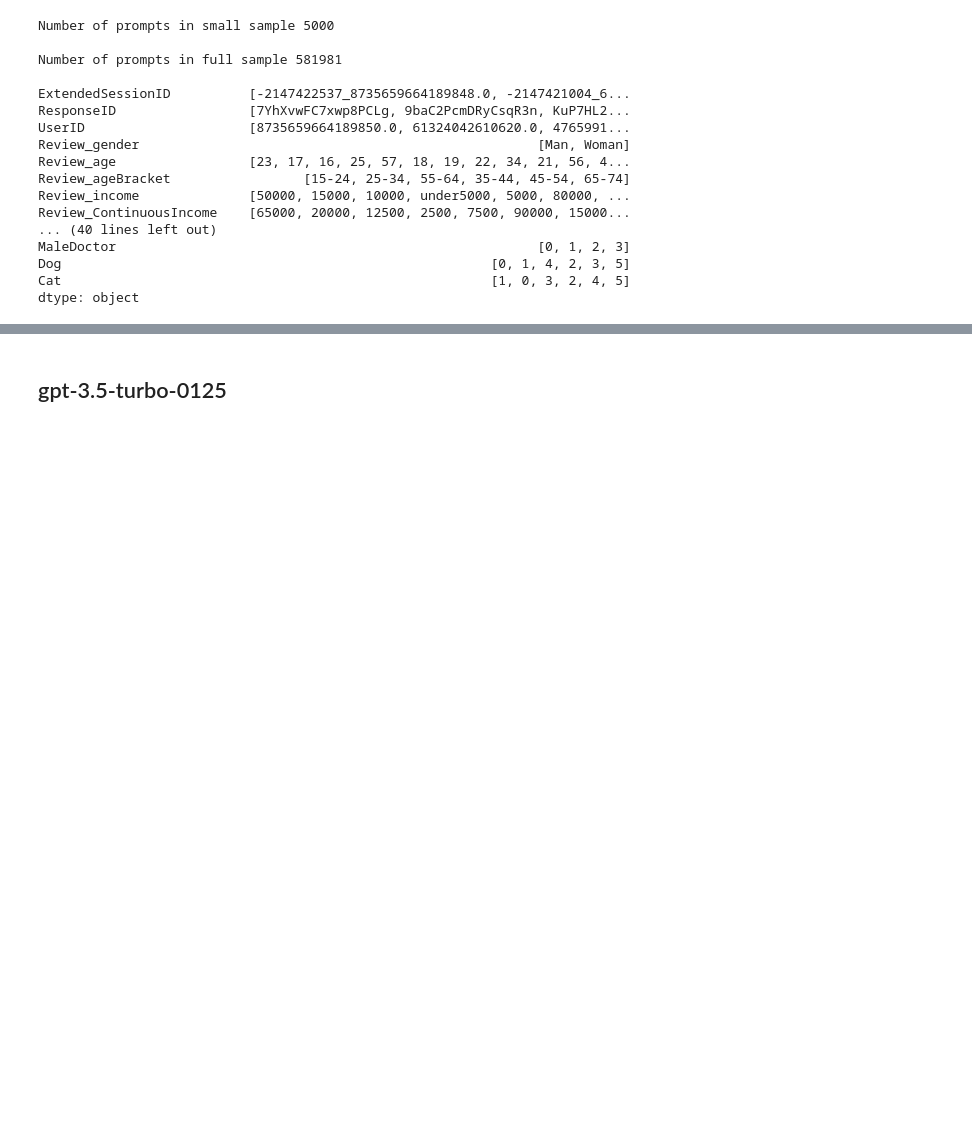
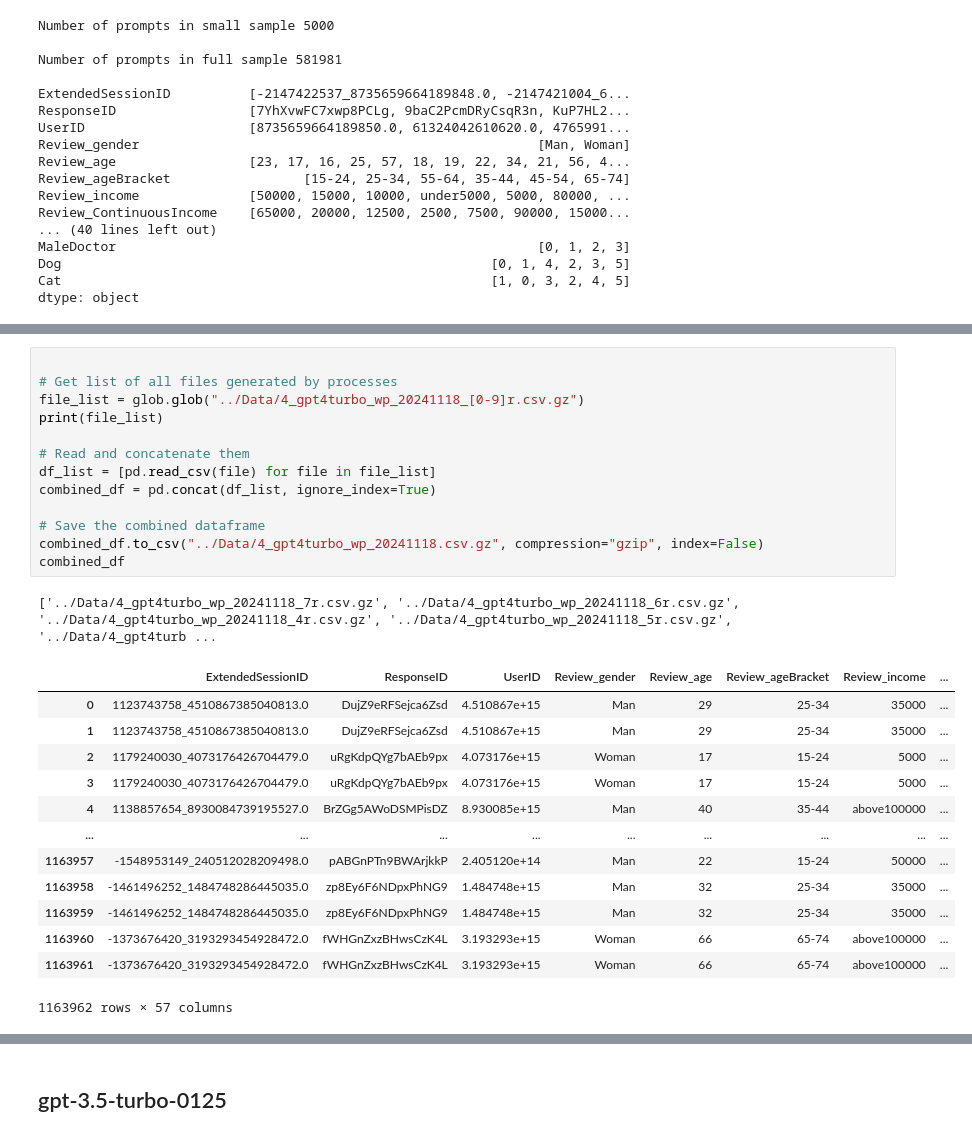
Before and after one commit to davidbroska/MixedSubjects, a Jupyter notebook: Code/4_PromptLLM.ipynb, the cells around one changed output, grey strips where cells are left out. Saved outputs shown, nothing was run; the diff lists cells and outputs as text; blank space fills up the shorter version.

```diff
--- a/Code/4_PromptLLM.ipynb
+++ b/Code/4_PromptLLM.ipynb
@@ -1006,0 +585,28 @@ Rel: [  0  89  62  50  65   7  49   9  83  18 100  41   2  20  85  10  11  56
+# %%
+
+# Get list of all files generated by processes
+file_list = glob.glob("../Data/4_gpt4turbo_wp_20241118_[0-9]r.csv.gz")
+print(file_list)
+
+# Read and concatenate them
+df_list = [pd.read_csv(file) for file in file_list]
+combined_df = pd.concat(df_list, ignore_index=True)
+
+# Save the combined dataframe
+combined_df.to_csv("../Data/4_gpt4turbo_wp_20241118.csv.gz", compression="gzip", index=False)
+combined_df
+# %% [output]
+['../Data/4_gpt4turbo_wp_20241118_7r.csv.gz', '../Data/4_gpt4turbo_wp_20241118_6r.csv.gz', '../Data/4_gpt4turbo_wp_20241118_4r.csv.gz', '../Data/4_gpt4turbo_wp_20241118_5r.csv.gz', '../Data/4_gpt4turb ...
+|  | ExtendedSessionID | ResponseID | UserID | Review_gender | Review_age | Review_ageBracket | Review_income | ... |
+| 0 | 1123743758_4510867385040813.0 | DujZ9eRFSejca6Zsd | 4.510867e+15 | Man | 29 | 25-34 | 35000 | ... |
+| 1 | 1123743758_4510867385040813.0 | DujZ9eRFSejca6Zsd | 4.510867e+15 | Man | 29 | 25-34 | 35000 | ... |
+| 2 | 1179240030_4073176426704479.0 | uRgKdpQYg7bAEb9px | 4.073176e+15 | Woman | 17 | 15-24 | 5000 | ... |
+| 3 | 1179240030_4073176426704479.0 | uRgKdpQYg7bAEb9px | 4.073176e+15 | Woman | 17 | 15-24 | 5000 | ... |
+| 4 | 1138857654_8930084739195527.0 | BrZGg5AWoDSMPisDZ | 8.930085e+15 | Man | 40 | 35-44 | above100000 | ... |
+| ... | ... | ... | ... | ... | ... | ... | ... | ... |
+| 1163957 | -1548953149_240512028209498.0 | pABGnPTn9BWArjkkP | 2.405120e+14 | Man | 22 | 15-24 | 50000 | ... |
+| 1163958 | -1461496252_1484748286445035.0 | zp8Ey6F6NDpxPhNG9 | 1.484748e+15 | Man | 32 | 25-34 | 35000 | ... |
+| 1163959 | -1461496252_1484748286445035.0 | zp8Ey6F6NDpxPhNG9 | 1.484748e+15 | Man | 32 | 25-34 | 35000 | ... |
+| 1163960 | -1373676420_3193293454928472.0 | fWHGnZxzBHwsCzK4L | 3.193293e+15 | Woman | 66 | 65-74 | above100000 | ... |
+| 1163961 | -1373676420_3193293454928472.0 | fWHGnZxzBHwsCzK4L | 3.193293e+15 | Woman | 66 | 65-74 | above100000 | ... |
+1163962 rows × 57 columns
```
Also changed, not shown: parts of 23 cells of this notebook, 14 other files.
